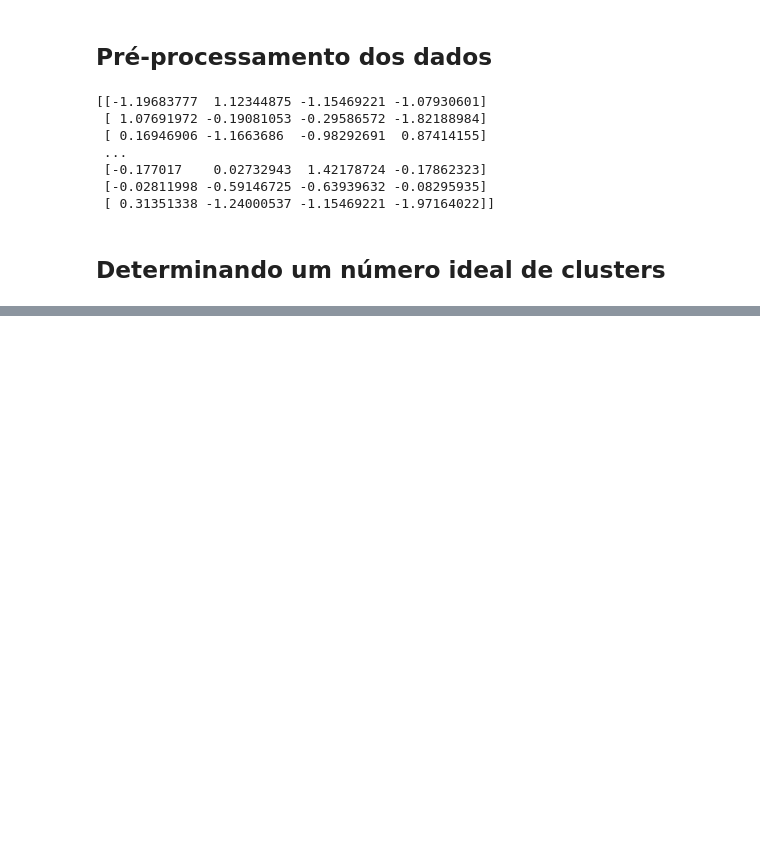
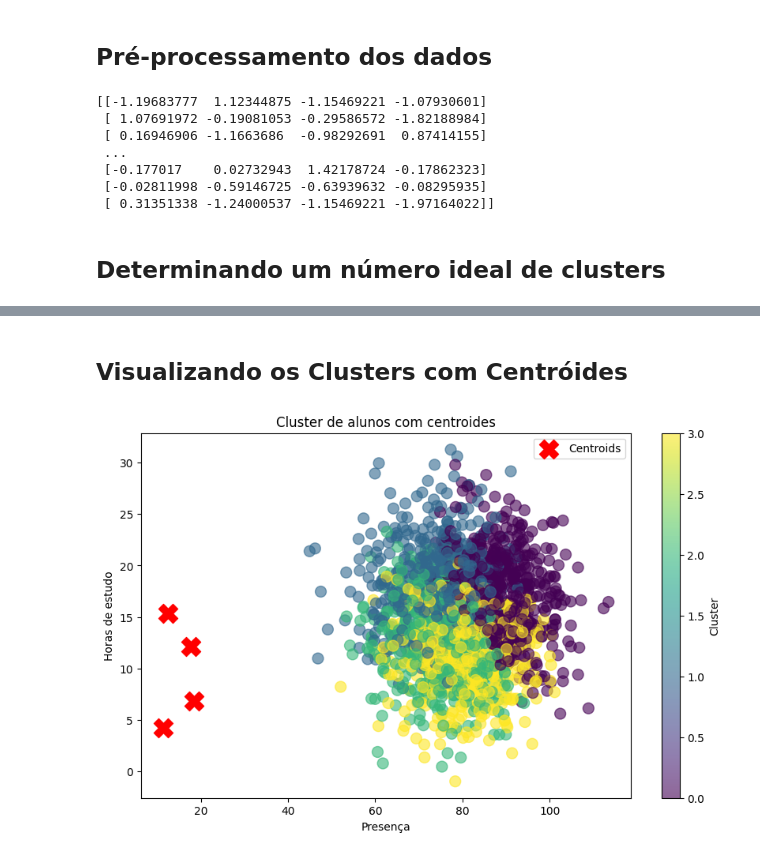
Before and after one commit to DaviFerreira0106/notebooks-inteligenciaArtificial, a Jupyter notebook: Atividade_kmeans_randomForest.ipynb, the cells around one changed output, grey strips where cells are left out. Cells and saved outputs as stored; diff of their text form; code cells hidden in the pictures; blank space fills up the shorter version.

```diff
--- a/Atividade_kmeans_randomForest.ipynb
+++ b/Atividade_kmeans_randomForest.ipynb
@@ -111,0 +133,7 @@ print(data_scaled)
+# %%
+# inicializando o K-Means com k=4
+kmeans = KMeans(n_clusters=4, init='k-means++', random_state=42)
+
+# ajustando o modelo e criando a coluna 'Cluster'
+df['Cluster'] = kmeans.fit_predict(data_scaled)
+df.head()
@@ -111,0 +147,18 @@ print(data_scaled)
+# %% [markdown]
+## Visualizando os Clusters com Centróides
+# %%
+# plotando os clusters com os centróides
+plt.figure(figsize=(10, 6))
+scatter = plt.scatter(df['Attendance'], df['Study_Hours_Per_Week'], c=df['Cluster'], cmap='viridis', s=100, alpha=0.6)
+
+# obtendo os centroides e invertendo a normalização
+centroids = scaler.inverse_transform(kmeans.cluster_centers_)
+plt.scatter(centroids[:, 1], centroids[:, 2], s=300, c='red', marker='X', label='Centroids')
+plt.title('Cluster de alunos com centroides')
+plt.xlabel('Presença')
+plt.ylabel('Horas de estudo')
+plt.legend()
+plt.colorbar(scatter, label='Cluster')
+plt.show()
+# %% [output]
+[figure, added]
```
Also changed, not shown: parts of 3 cells of this notebook.
